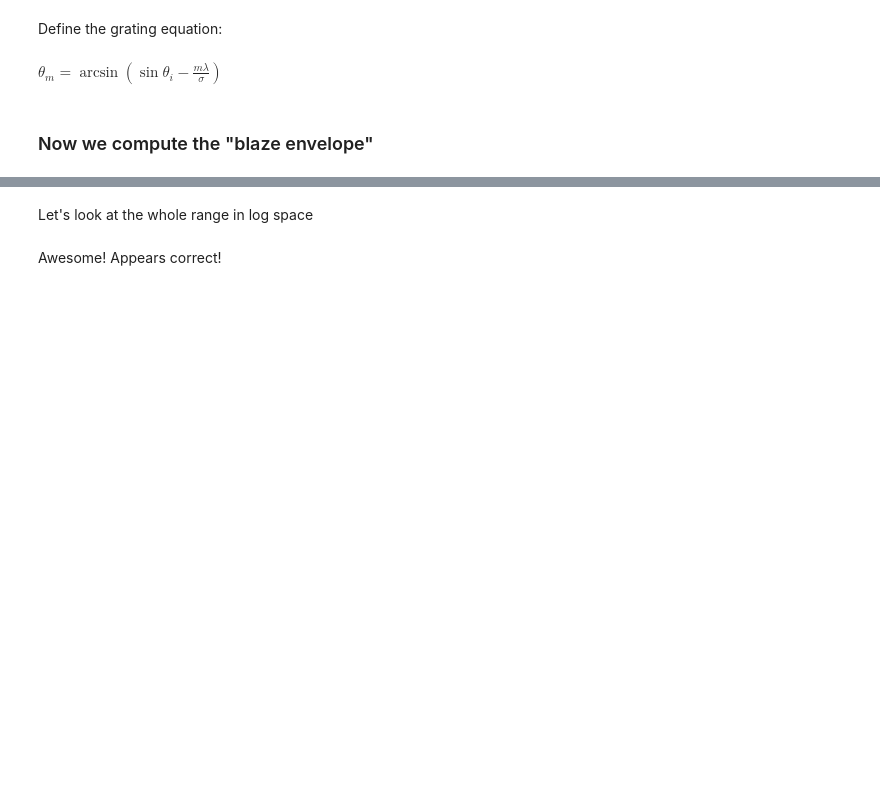
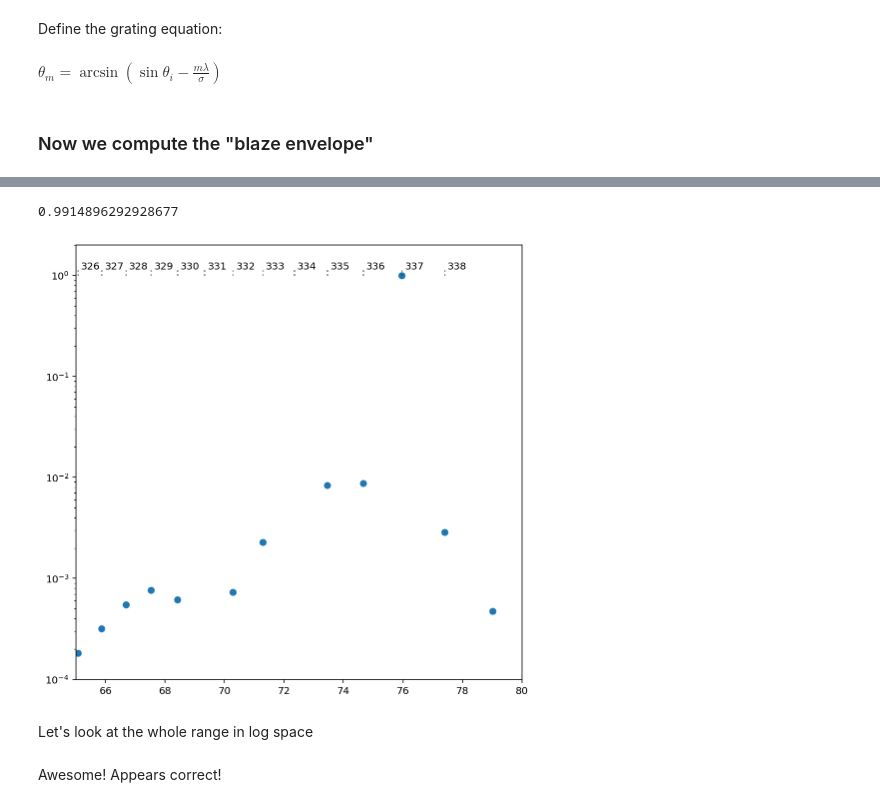
Before and after one commit to Echelle/postale, a Jupyter notebook: notebooks/01_IGRINS_CA1/10_IGRINS_CA1_R3_blaze_model_function.ipynb, the cells around one changed output, grey strips where cells are left out. Saved outputs shown, nothing was run; the diff lists cells and outputs as text; code cells hidden in the pictures; blank space fills up the shorter version.

Commit message:
Defining 3 functions to compute blaze modulation with @gully

```diff
--- a/notebooks/01_IGRINS_CA1/10_IGRINS_CA1_R3_blaze_model_function.ipynb
+++ b/notebooks/01_IGRINS_CA1/10_IGRINS_CA1_R3_blaze_model_function.ipynb
@@ -98,18 +96,2 @@ m_vector, theta_m_degrees = grating_equation(sigma, theta_i_degrees, wavelength_
-# %%
-A_projected = foreshortened_groove(sigma, groove_top_width, theta_i_degrees)
 # %% [markdown]
 ### Now we compute the "blaze envelope"
-# %%
-def blaze_modulation(blaze_angle, groove_constant, groove_top_width,
-                     incidence_angle, wavelength_micron):
-    """Compute the blaze modulation given the grating geometry and measurement
-
-    Returns:
-    -------
-        m_vector, beta_angle, flux_value (numpy arrays)
-    """
-
-    return None
-# %%
-blaze_modulation = np.sinc((A_projected*np.pi/(wavelength_micron)*
-                np.sin(angular_grid_radians + theta_i_radians)))**2
@@ -127,0 +127,4 @@ print(int(m)) #This is the order that is brightest?
+# %%
+
+#compute values!
+m_vector, beta_m_degrees, relative_flux_values = blaze_modulation(76, 109.9, 45, -76, 0.6328)
@@ -128,3 +133,28 @@ print(int(m)) #This is the order that is brightest?
+# %%
+brightest_index = np.nanargmax(relative_flux_values)
+np.nanmax(relative_flux_values)
+# m_vector[brightest_index]
+# %% [output]
+0.9914896292928677
+# %%
+plt.figure(figsize=(8, 8))
+plt.scatter(beta_m_degrees, relative_flux_values)
+# plt.xlim(50,80)
+
+x_lo, x_hi =(65,80)
+plt.xlim(x_lo, x_hi)
+plt.yscale('log')
+plt.ylim(0.0001, 2)
+# plt.ylim(-0.2, 1.5)
+for m, beta_m in zip(m_vector, beta_m_degrees):
+    if np.isfinite(beta_m) & (beta_m>x_lo) & (beta_m < x_hi-1):
+        plt.text(beta_m+0.1, 1.15, "{:d}".format(-int(m)), rotation='horizontal')
+        plt.plot([beta_m, beta_m], [1.0, 1.2], color='k', alpha=0.5,
+                 linestyle='dotted')
+
+plt.show()
+# %% [output]
+[figure, added]
 # %%
 plt.figure(figsize=(8, 8))
 plt.step(angular_grid_degrees, blazed_groove_top_diffraction, where='mid')
```
Also changed, not shown: parts of 17 cells of this notebook.
